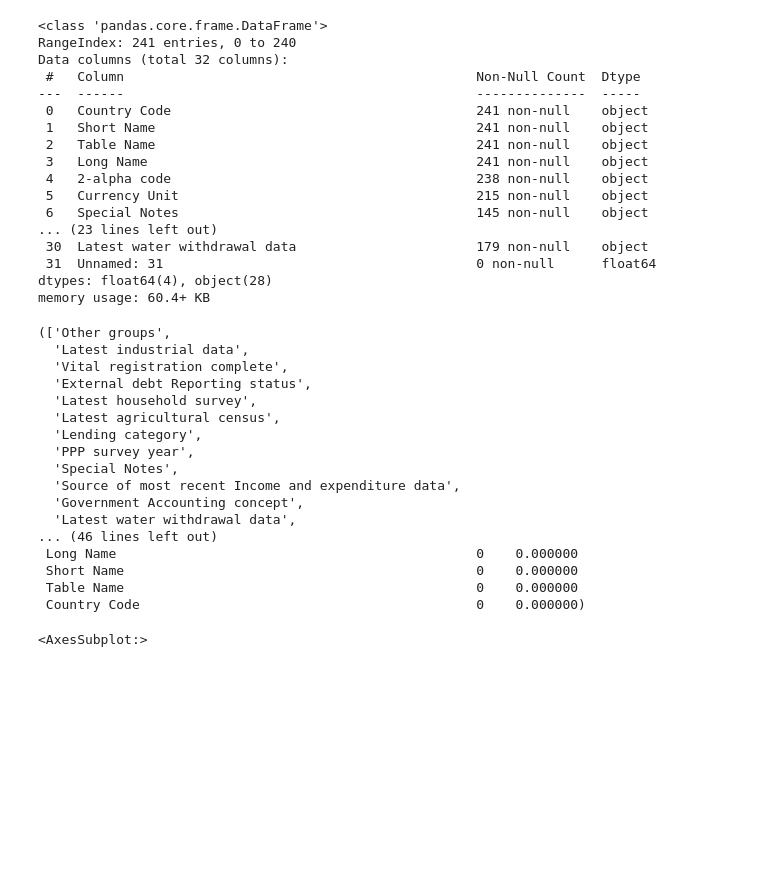
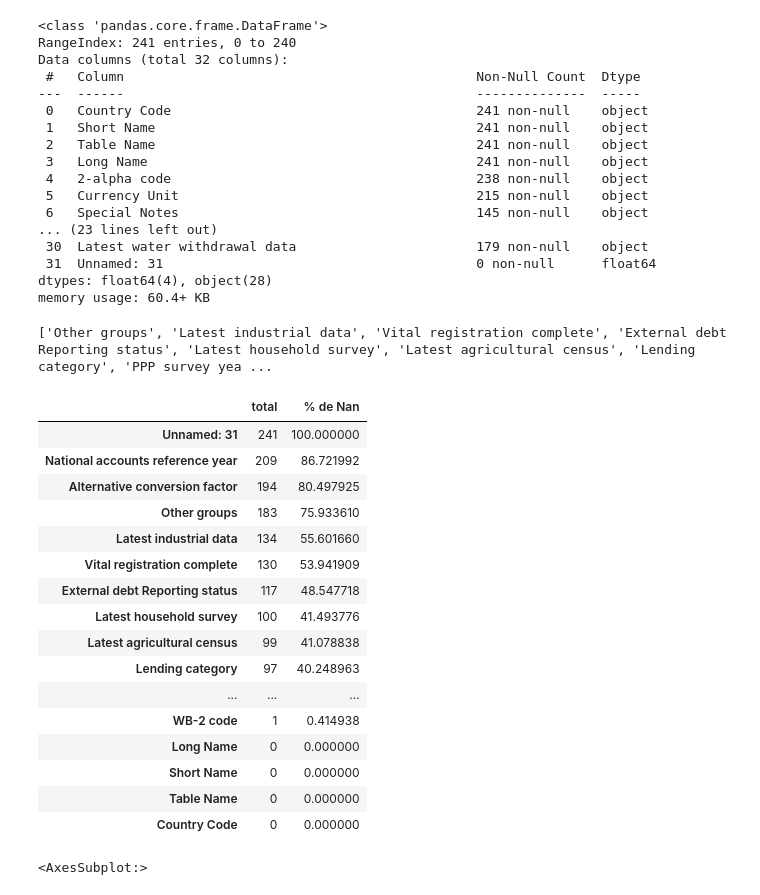
Before and after one commit to Charlotte-1987/openclassroom-projet2, a Jupyter notebook: notebook_p2.ipynb, the cells around one changed output. Drawn from its saved outputs; the diff is of its cells as text; code cells hidden in the pictures; blank space fills up the shorter version.

```diff
--- a/notebook_p2.ipynb
+++ b/notebook_p2.ipynb
@@ -96,7 +96,7 @@ Data columns (total 32 columns):
 dtypes: float64(4), object(28)
 memory usage: 60.4+ KB
 # %%
-# Fonction pour calculer le nombre de données absentes
+# Fonction pour visualiser l'absence des données
 
 def missing_values(X, thrs=80):
     total = X.isnull().sum().sort_values(ascending=False)
@@ -106,25 +106,31 @@ def missing_values(X, thrs=80):
     return features_of_interest, missing_data
 
 
-missing_values(stats_country)
+features_of_interest, missing_data = missing_values(stats_country)
-# %% [output]
-(['Other groups',
-  'Latest industrial data',
-  'Vital registration complete',
-  'External debt Reporting status',
-  'Latest household survey',
-  'Latest agricultural census',
-  'Lending category',
-  'PPP survey year',
-  'Special Notes',
-  'Source of most recent Income and expenditure data',
-  'Government Accounting concept',
-  'Latest water withdrawal data',
-... (46 lines left out)
- Long Name                                              0    0.000000
- Short Name                                             0    0.000000
- Table Name                                             0    0.000000
- Country Code                                           0    0.000000)
+# %%
+print(features_of_interest)
+# %% [output]
+['Other groups', 'Latest industrial data', 'Vital registration complete', 'External debt Reporting status', 'Latest household survey', 'Latest agricultural census', 'Lending category', 'PPP survey yea ...
+# %%
+missing_data
+# %% [output]
+|  | total | % de Nan |
+| Unnamed: 31 | 241 | 100.000000 |
+| National accounts reference year | 209 | 86.721992 |
+| Alternative conversion factor | 194 | 80.497925 |
+| Other groups | 183 | 75.933610 |
+| Latest industrial data | 134 | 55.601660 |
+| Vital registration complete | 130 | 53.941909 |
+| External debt Reporting status | 117 | 48.547718 |
+| Latest household survey | 100 | 41.493776 |
+| Latest agricultural census | 99 | 41.078838 |
+| Lending category | 97 | 40.248963 |
+| ... | ... | ... |
+| WB-2 code | 1 | 0.414938 |
+| Long Name | 0 | 0.000000 |
+| Short Name | 0 | 0.000000 |
+| Table Name | 0 | 0.000000 |
+| Country Code | 0 | 0.000000 |
 # %%
 msno.bar(stats_country.sample(241))
 # %% [output]
```
Also changed, not shown: parts of 25 cells of this notebook.
